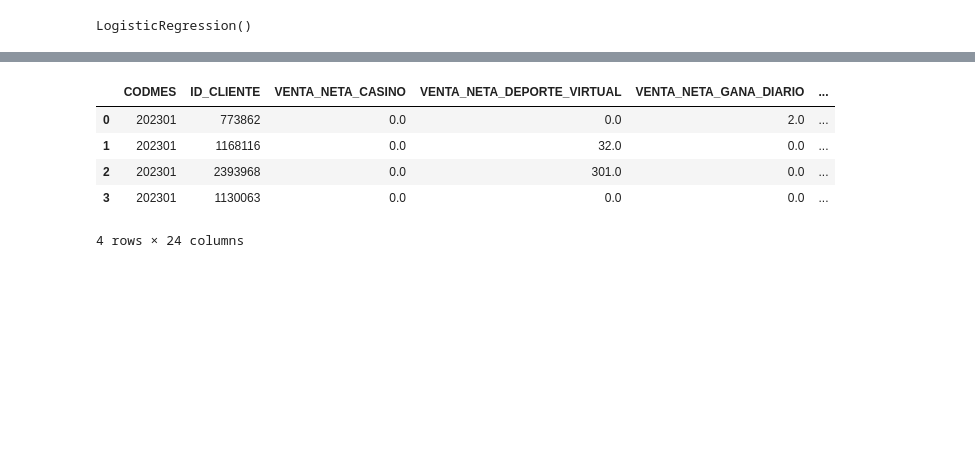
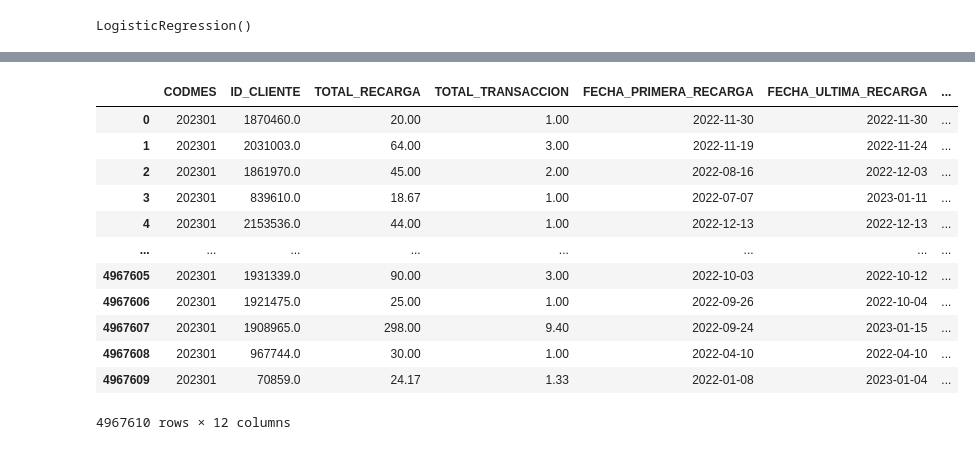
Before and after one commit to Sandraanalytics/latinka, a Jupyter notebook: class.ipynb, the cells around one changed output, grey strips where cells are left out. Cells and saved outputs as stored; diff of their text form; code cells hidden in the pictures; blank space fills up the shorter version.

```diff
--- a/class.ipynb
+++ b/class.ipynb
@@ -261,11 +301,18 @@ df2 = pd.read_sql_query(q1, conn1)
 #Cerrar conexión
 conn1.close()
 # %%
-df2.head(4)
+df2
 # %% [output]
-|  | CODMES | ID_CLIENTE | VENTA_NETA_CASINO | VENTA_NETA_DEPORTE_VIRTUAL | VENTA_NETA_GANA_DIARIO | ... |
-| 0 | 202301 | 773862 | 0.0 | 0.0 | 2.0 | ... |
-| 1 | 202301 | 1168116 | 0.0 | 32.0 | 0.0 | ... |
-| 2 | 202301 | 2393968 | 0.0 | 301.0 | 0.0 | ... |
-| 3 | 202301 | 1130063 | 0.0 | 0.0 | 0.0 | ... |
+|  | CODMES | ID_CLIENTE | TOTAL_RECARGA | TOTAL_TRANSACCION | FECHA_PRIMERA_RECARGA | FECHA_ULTIMA_RECARGA | ... |
+| 0 | 202301 | 1870460.0 | 20.00 | 1.00 | 2022-11-30 | 2022-11-30 | ... |
+| 1 | 202301 | 2031003.0 | 64.00 | 3.00 | 2022-11-19 | 2022-11-24 | ... |
+| 2 | 202301 | 1861970.0 | 45.00 | 2.00 | 2022-08-16 | 2022-12-03 | ... |
+| 3 | 202301 | 839610.0 | 18.67 | 1.00 | 2022-07-07 | 2023-01-11 | ... |
+| 4 | 202301 | 2153536.0 | 44.00 | 1.00 | 2022-12-13 | 2022-12-13 | ... |
+| ... | ... | ... | ... | ... | ... | ... | ... |
+| 4967605 | 202301 | 1931339.0 | 90.00 | 3.00 | 2022-10-03 | 2022-10-12 | ... |
+| 4967606 | 202301 | 1921475.0 | 25.00 | 1.00 | 2022-09-26 | 2022-10-04 | ... |
+| 4967607 | 202301 | 1908965.0 | 298.00 | 9.40 | 2022-09-24 | 2023-01-15 | ... |
+| 4967608 | 202301 | 967744.0 | 30.00 | 1.00 | 2022-04-10 | 2022-04-10 | ... |
+| 4967609 | 202301 | 70859.0 | 24.17 | 1.33 | 2022-01-08 | 2023-01-04 | ... |
-4 rows × 24 columns
+4967610 rows × 12 columns
```
Also changed, not shown: parts of 44 cells of this notebook, 1 other file.
